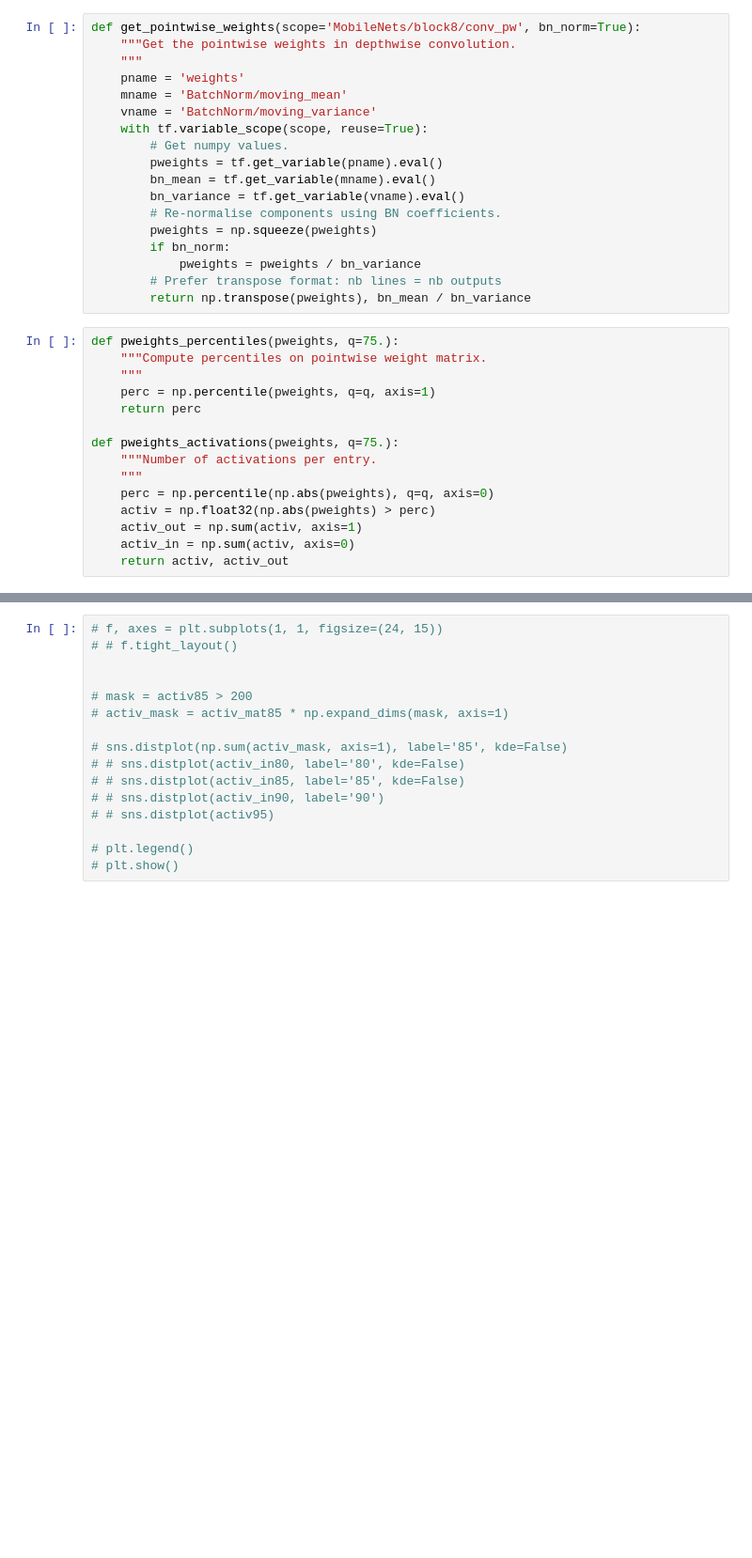
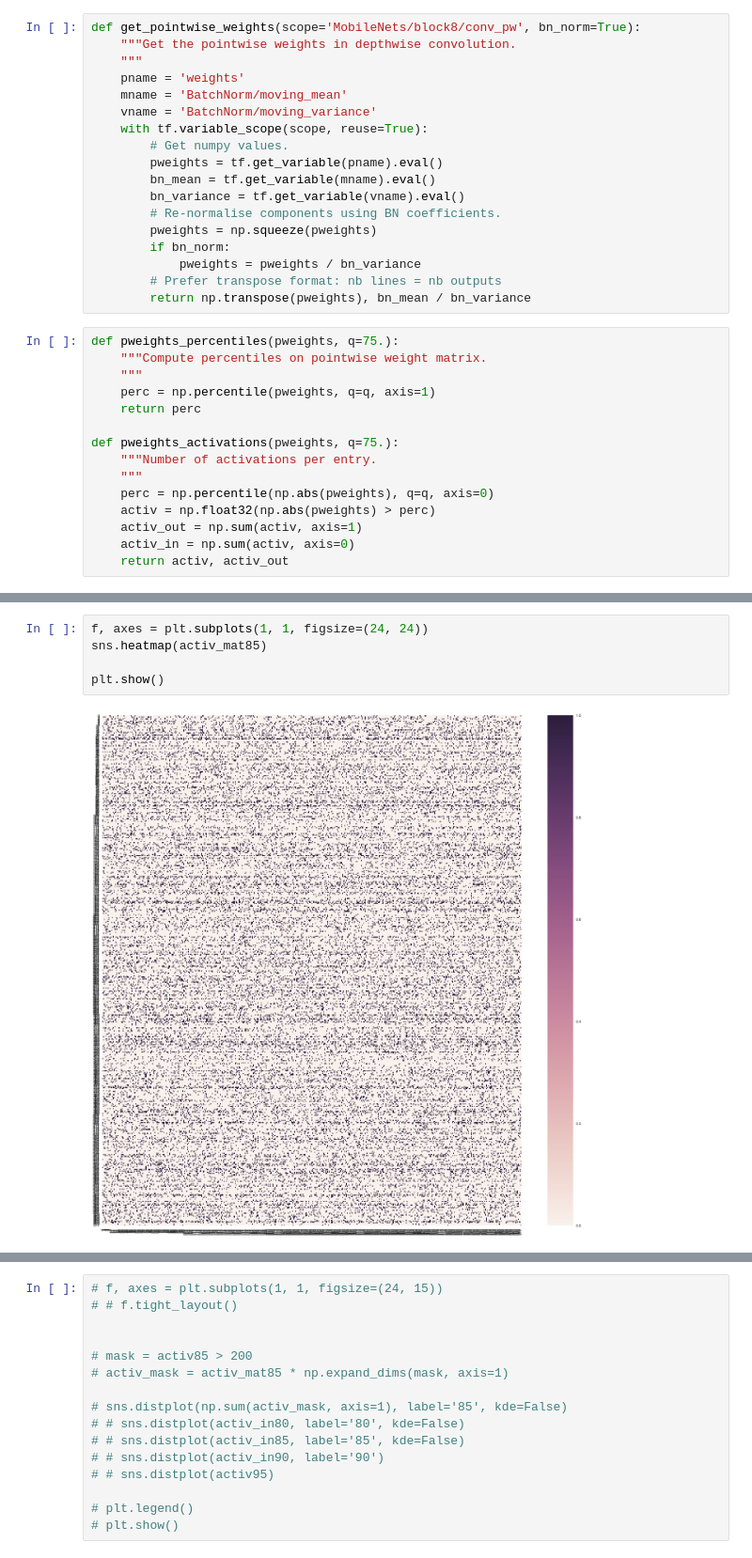
Before and after one commit to kevintrannz/tf-imagenet-performance, a Jupyter notebook: notebooks/mobilenets_analysis.ipynb, the cells around one changed output, grey strips where cells are left out. Shown: that part at 94% size. Cells and saved outputs as stored; diff of their text form; blank space fills up the shorter version.

```diff
--- a/notebooks/mobilenets_analysis.ipynb
+++ b/notebooks/mobilenets_analysis.ipynb
@@ -121,3 +121,10 @@ plt.show()
+# %%
+f, axes = plt.subplots(1, 1, figsize=(24, 24))
+sns.heatmap(activ_mat85)
+
+plt.show()
+# %% [output]
+[figure, added]
 # %%
 idx_sort = np.argsort(activ85)
 
```
Also changed, not shown: parts of 11 cells of this notebook, 1 other file.
